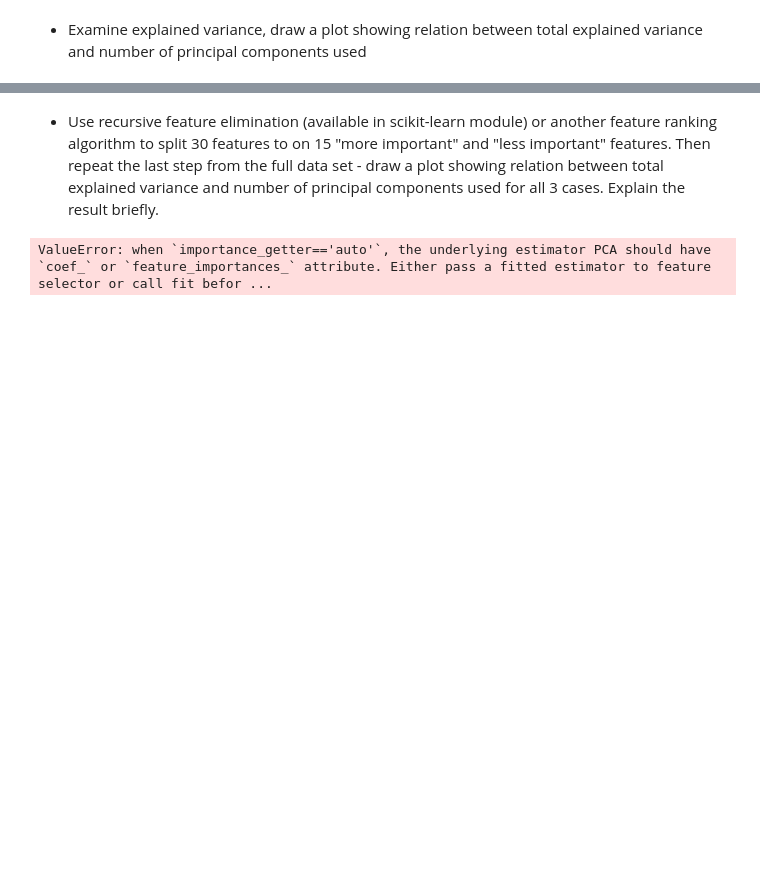
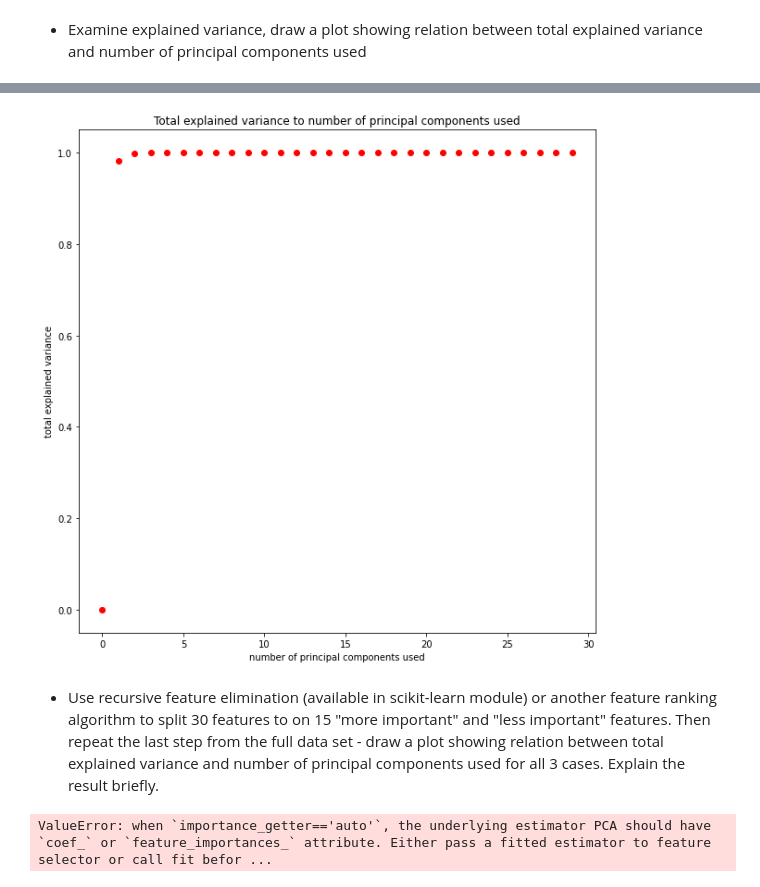
Before and after one commit to PKopel/data-embedding, a Jupyter notebook: pca_kernelpca_lab.ipynb, the cells around one changed output, grey strips where cells are left out. Drawn from its saved outputs; the diff is of its cells as text; code cells hidden in the pictures; blank space fills up the shorter version.

```diff
--- a/pca_kernelpca_lab.ipynb
+++ b/pca_kernelpca_lab.ipynb
@@ -291,0 +283,3 @@ array([0.61403607, 0.20791102])
+# %%
+ex_var = pca_bc.explained_variance_ratio_
+ex_var
@@ -292,3 +295,15 @@ array([0.61403607, 0.20791102])
+# %%
+plt.figure(figsize = (10,10))
+plt.title("Total explained variance to number of principal components used")
+plt.xlabel("number of principal components used")
+plt.ylabel("total explained variance")
+for i in range(len(ex_var)):
+    total_var = sum(ex_var[:i])
+    plt.scatter(i, total_var, c="red")
+
+plt.show()
+# %% [output]
+[figure, added]
 # %% [markdown]
 * Use recursive feature elimination (available in scikit-learn module) or another feature ranking algorithm to split 30 features to on 15 "more important" and "less important" features. Then repeat the last step from the full data set - draw a plot showing relation between total explained variance and number of principal components used for all 3 cases. Explain the result briefly.
 # %%
```
Also changed, not shown: parts of 10 cells of this notebook, 2 other files.
